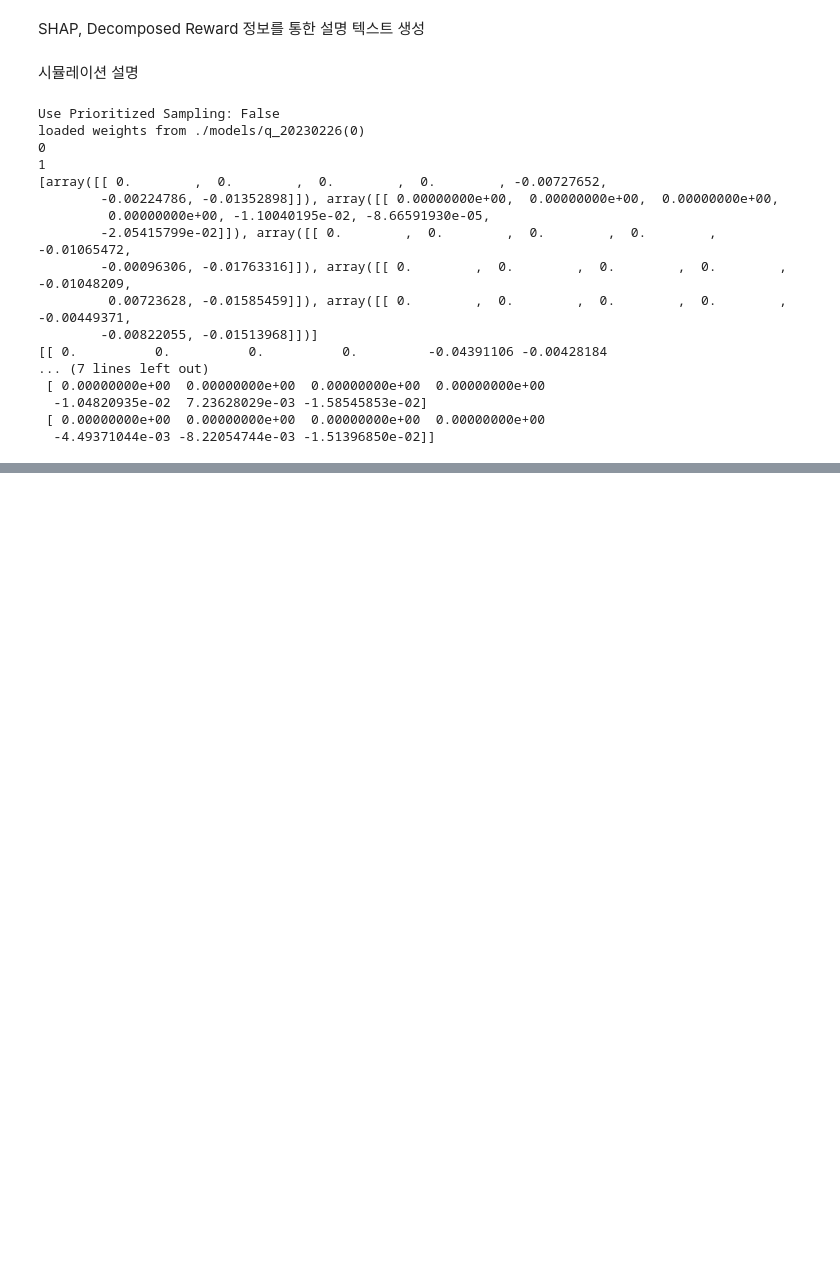
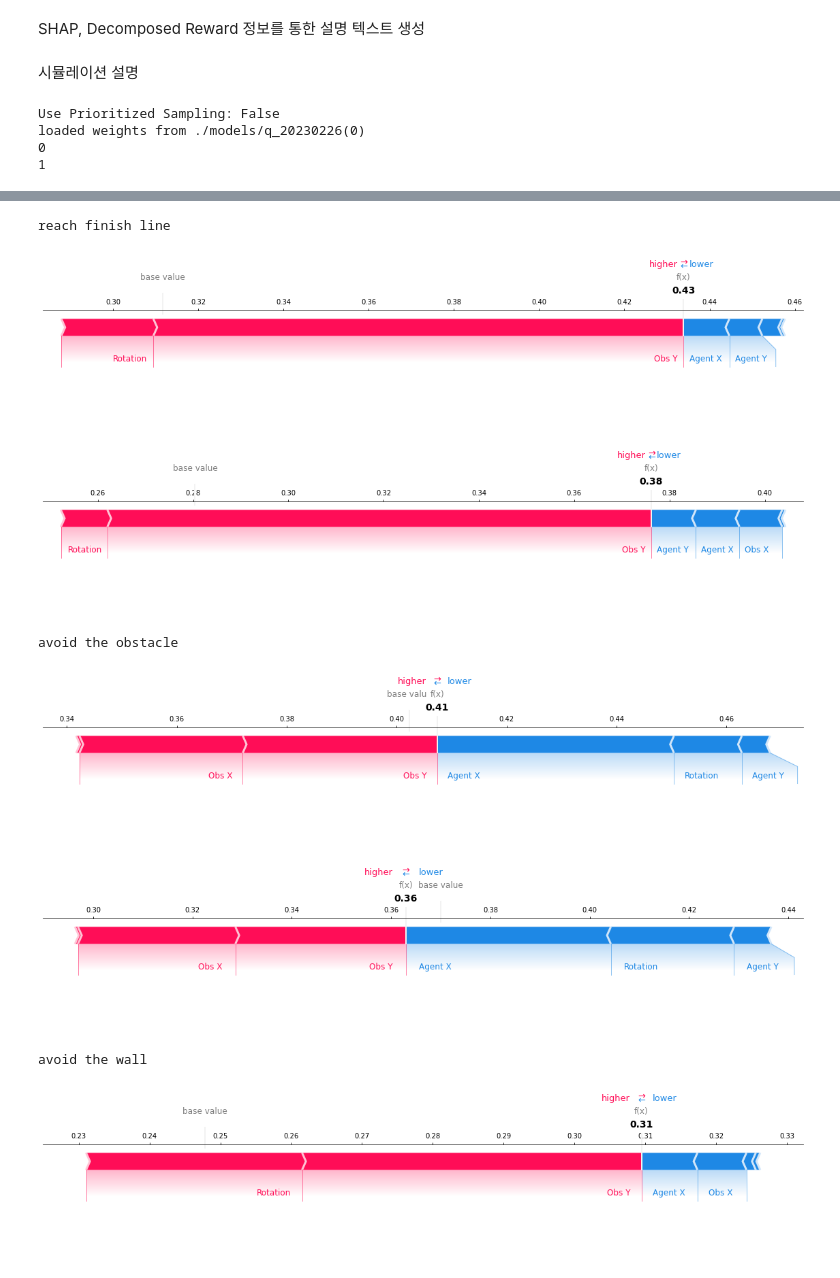
Before and after one commit to Superfish83/Explanable_RL_Driving, a Jupyter notebook: explain.ipynb, the cells around one changed output, grey strips where cells are left out. Cells and saved outputs as stored; diff of their text form; code cells hidden in the pictures; blank space fills up the shorter version.

Commit message:
shap plot 추가

```diff
--- a/explain.ipynb
+++ b/explain.ipynb
@@ -82,31 +103,52 @@ if __name__ == '__main__':
                 e_0 = shap.DeepExplainer(agent.q_evals[0], bg[0] )
                 e_1 = shap.DeepExplainer(agent.q_evals[1], bg[0] )
                 e_2 = shap.DeepExplainer(agent.q_evals[2], bg[0] )
+                shap.initjs()
 
             while not over:
 
                 if sim.explain:
                     for event in pygame.event.get():
-                        if event.type == pygame.KEYDOWN: #and event.key == pygame.K_SPACE: # 스페이스 키 입력 시에만 프레임 넘김
+                        if event.type == pygame.KEYDOWN and event.key in [pygame.K_SPACE, pygame.K_RIGHT]: #키 입력 시에만 프레임 넘김
+                            #행동 선택
+                            action, pred, pred_C = agent.choose_action(state)
+                            hesFlag = False
 
                             #SHAP Explainer -> 현재 state에서 가장 중요한 정보 찾기
-                            shap_values = (e_0.shap_values( state ))
-                            print(shap_values)
-                            print(np.sum(shap_values, axis=0))
-                            print(np.sum(shap_values, axis=1))
-                            shap_values += (e_1.shap_values( state ))
-                            shap_values += (e_2.shap_values( state ))
+                            shap_values = []
+                            shap_values.append(np.reshape(e_0.shap_values( state ), (5,7)))
+                            shap_values.append(np.reshape(e_1.shap_values( state ), (5,7)))
+                            shap_values.append(np.reshape(e_2.shap_values( state ), (5,7)))
+                            shap_values = np.array(shap_values)
+
+                            pred_exp, chosen, compare = pred_explain(pred_C)
+                            shap_exp = shap_explain(np.sum(shap_values, axis=0)[action])
+
+                            if event.key == pygame.K_SPACE:
+                               print(pred_label[0])
+                               shap.force_plot(e_0.expected_value[chosen].numpy(), e_0.shap_values(state)[chosen],\
+                                                features = state_label, matplotlib=True)
+                               shap.force_plot(e_0.expected_value[compare].numpy(), e_0.shap_values(state)[compare],\
+                                                features = state_label, matplotlib=True)
+                               print(pred_label[1])
+                               shap.force_plot(e_1.expected_value[chosen].numpy(), e_1.shap_values(state)[chosen],\
+                                                features = state_label, matplotlib=True)
+                               shap.force_plot(e_1.expected_value[compare].numpy(), e_1.shap_values(state)[compare],\
+                                                features = state_label, matplotlib=True)
+                               print(pred_label[2])
+                               shap.force_plot(e_2.expected_value[chosen].numpy(), e_2.shap_values(state)[chosen],\
+                                                features = state_label, matplotlib=True)
+                               shap.force_plot(e_2.expected_value[compare].numpy(), e_2.shap_values(state)[compare],\
+                                                features = state_label, matplotlib=True)
+                               hesFlag = True
 
                             #시뮬레이션 업데이트
-                            action, pred, pred_C = agent.choose_action(state)
-                            state_, stpRwd, sim_over = sim.step(action, pred_C)
+                            state_, stpRwd, sim_over = sim.step(action, pred_C, hesFlag=hesFlag)
                             over = sim_over
                             state = state_
 
-
                             #설명(SHAP+Reward Decomposition) 화면에 표시
-                            sim.render_explanation(shap_values, pred_C, \
-                                 shap_explain(shap_values[action]), pred_explain(pred_C))
+                            sim.render_explanation(shap_exp, pred_exp)
 
                 else:
                     background.append(np.array(state))
@@ -126,16 +168,3 @@ Use Prioritized Sampling: False
 loaded weights from ./models/q_20230226(0)
 0
 1
-[array([[ 0.        ,  0.        ,  0.        ,  0.        , -0.00727652,
-        -0.00224786, -0.01352898]]), array([[ 0.00000000e+00,  0.00000000e+00,  0.00000000e+00,
-         0.00000000e+00, -1.10040195e-02, -8.66591930e-05,
-        -2.05415799e-02]]), array([[ 0.        ,  0.        ,  0.        ,  0.        , -0.01065472,
-        -0.00096306, -0.01763316]]), array([[ 0.        ,  0.        ,  0.        ,  0.        , -0.01048209,
-         0.00723628, -0.01585459]]), array([[ 0.        ,  0.        ,  0.        ,  0.        , -0.00449371,
-        -0.00822055, -0.01513968]])]
-[[ 0.          0.          0.          0.         -0.04391106 -0.00428184
-... (7 lines left out)
- [ 0.00000000e+00  0.00000000e+00  0.00000000e+00  0.00000000e+00
-  -1.04820935e-02  7.23628029e-03 -1.58545853e-02]
- [ 0.00000000e+00  0.00000000e+00  0.00000000e+00  0.00000000e+00
-  -4.49371044e-03 -8.22054744e-03 -1.51396850e-02]]
@@ -141,0 +172,8 @@ loaded weights from ./models/q_20230226(0)
+reach finish line
+[figure, added]
+[figure, added]
+avoid the obstacle
+[figure, added]
+[figure, added]
+avoid the wall
+[figure, added]
```
Also changed, not shown: parts of 3 cells of this notebook, 1 other file.
